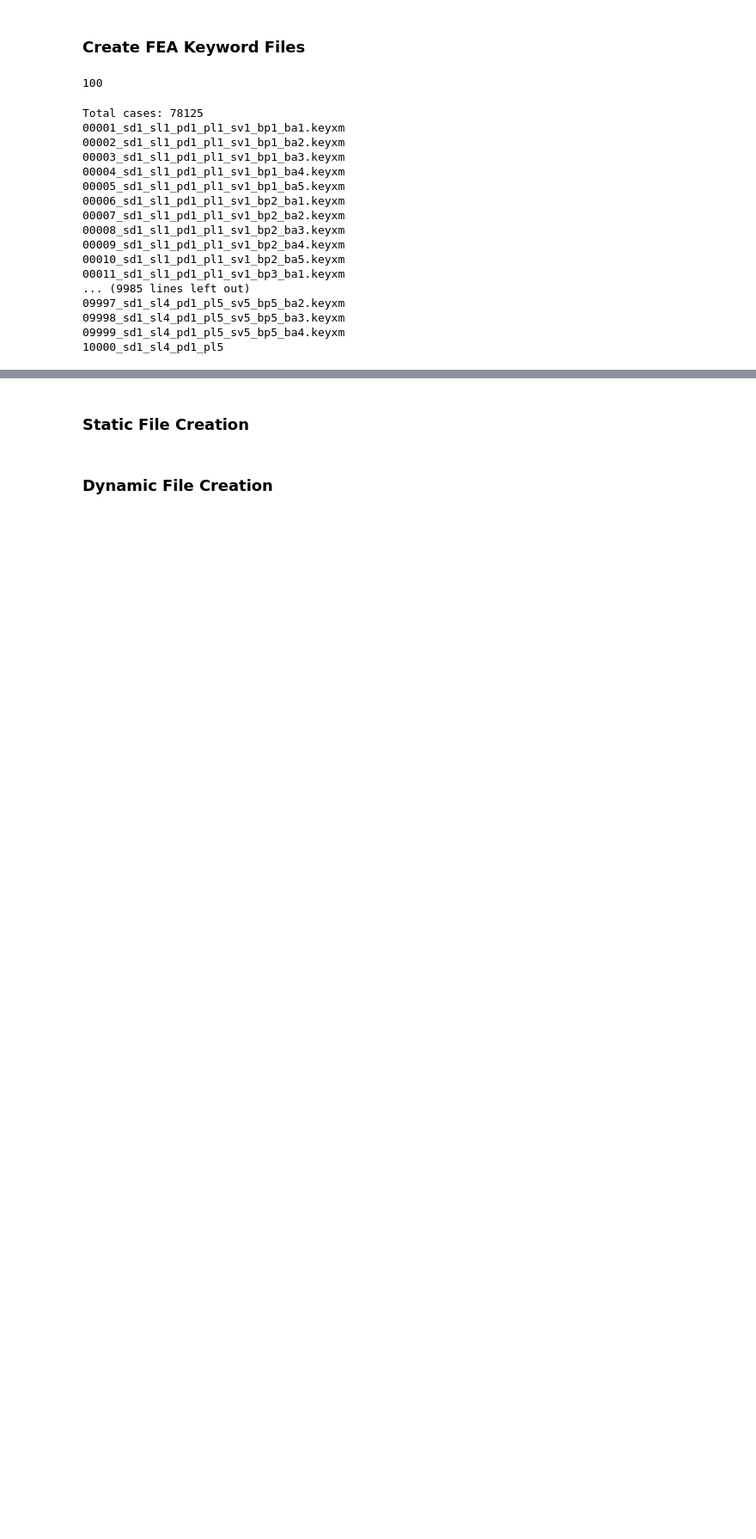
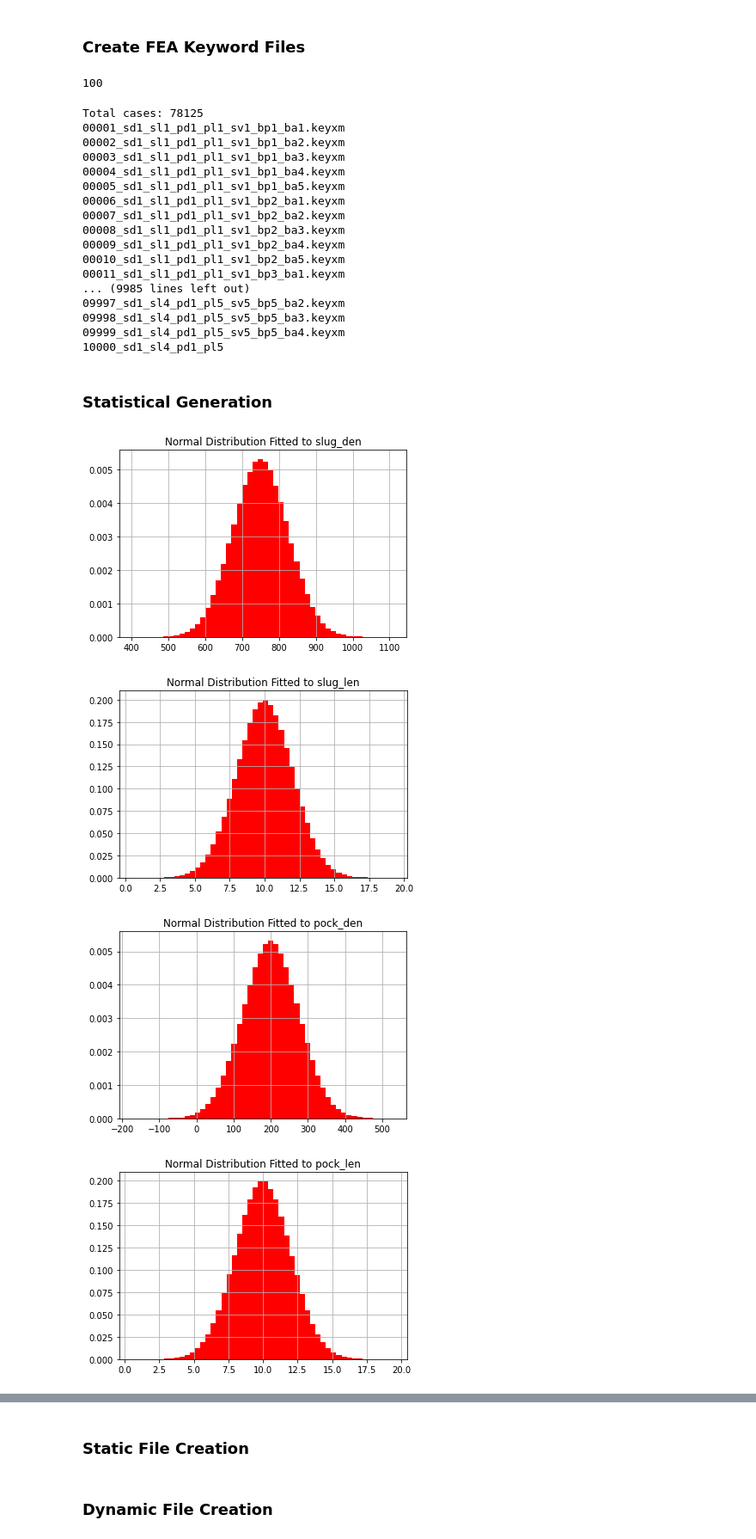
Before and after one commit to 3minuterecord/slug_spools, a Jupyter notebook: create_data_gen_files.ipynb, the cells around one changed output, grey strips where cells are left out. Shown at 86% size. Drawn from its saved outputs; the diff is of its cells as text; code cells hidden in the pictures; blank space fills up the shorter version.

Commit message:
Add statistical gen of load cases

```diff
--- a/create_data_gen_files.ipynb
+++ b/create_data_gen_files.ipynb
@@ -55,3 +55,36 @@ Total cases: 78125
 09998_sd1_sl4_pd1_pl5_sv5_bp5_ba3.keyxm
 09999_sd1_sl4_pd1_pl5_sv5_bp5_ba4.keyxm
 10000_sd1_sl4_pd1_pl5
+# %% [markdown]
+### Statistical Generation
+# %%
+from scipy import stats
+import matplotlib.pyplot as plt
+
+params = ['slug_den', 'slug_len', 'pock_den', 'pock_len', 'slug_vel', 'base_per', 'base_amp']
+
+# Define parameter statistics
+slug_den = {'μ':750, 'σ':75} #1
+slug_len = {'μ':10,  'σ':2} #2
+pock_den = {'μ':200, 'σ':75} #3
+pock_len = {'μ':10,  'σ':2} #4
+slug_vel = {'μ':8,   'σ':2.5} #5
+base_per = {'μ':10,  'σ':2} #6
+base_amp = {'μ':150, 'σ':40} #7
+# %%
+# Define & review a normal distribution
+
+for p in params:
+    dist_normal = stats.norm(globals()[p].get('μ'), globals()[p].get('σ'))
+    globals()[f'ndist_{p}'] = dist_normal
+    # Verify the created normal distribution
+    # rvs: Random Variates
+    tdata = pd.DataFrame(dist_normal.rvs(1000000))
+    tdata.hist(bins=50, density=True, color='red')
+    plt.title(f'Normal Distribution Fitted to {p}')
+    plt.grid(True)
+# %% [output]
+[figure, added]
+[figure, added]
+[figure, added]
+[figure, added]
```
Also changed, not shown: parts of 24 cells of this notebook, 2 other files.
